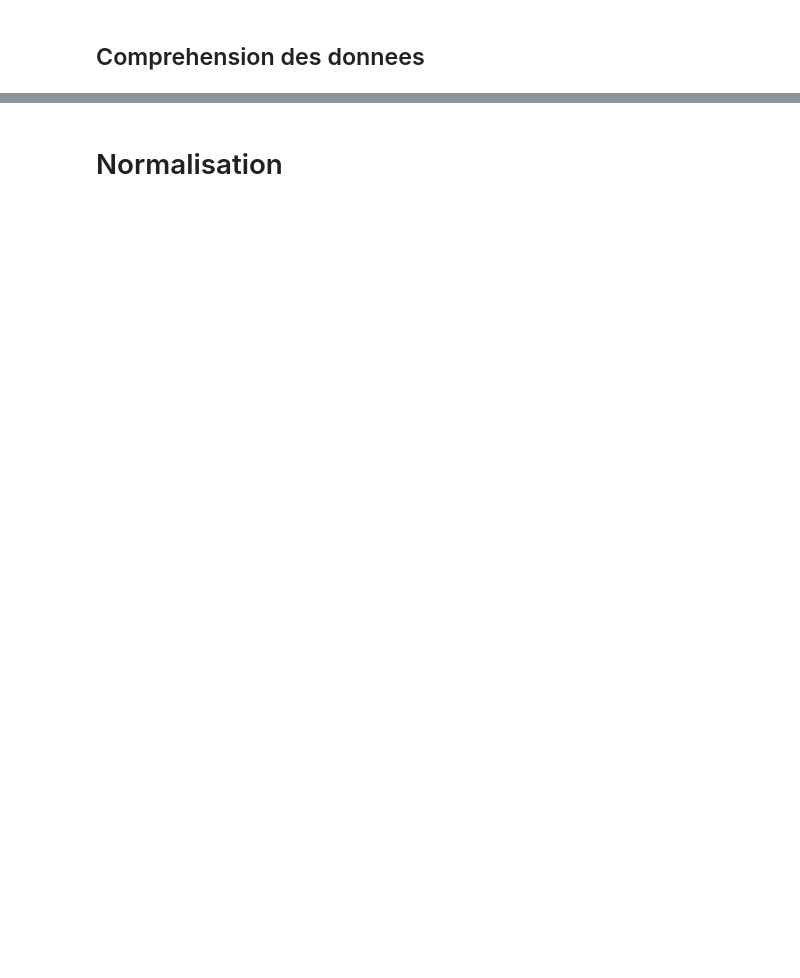
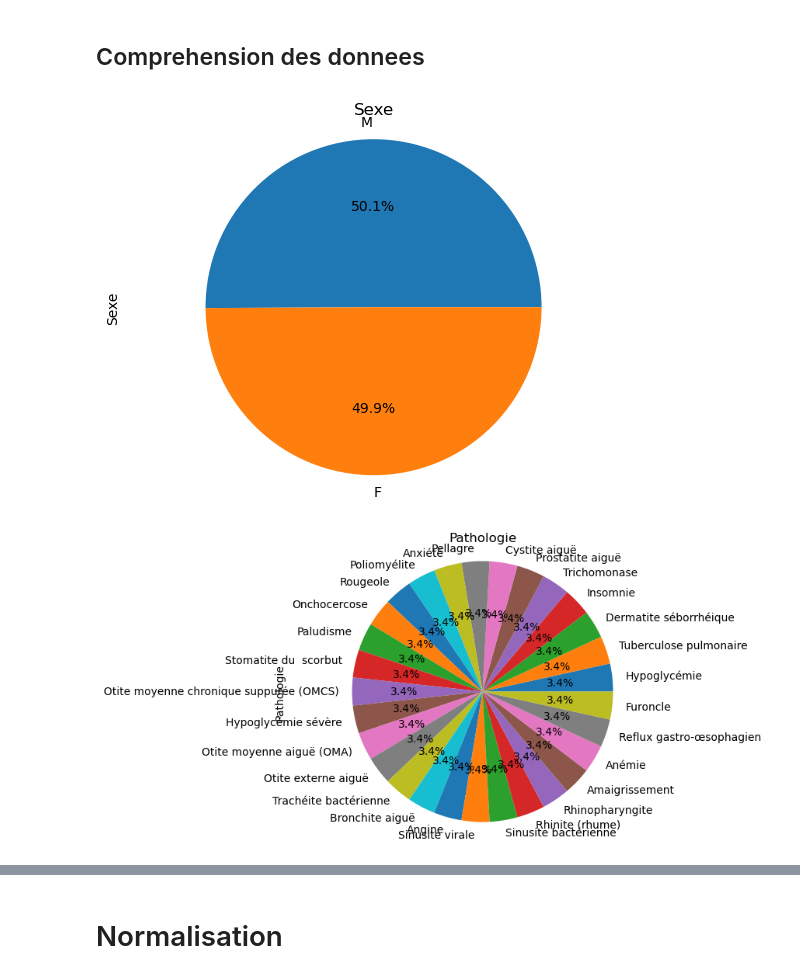
Before and after one commit to Pawindtaore/prediction_pathologie_ginfocloud, a Jupyter notebook: prediction_pathologie_pescriptions.ipynb, the cells around one changed output, grey strips where cells are left out. Drawn from its saved outputs; the diff is of its cells as text; code cells hidden in the pictures; blank space fills up the shorter version.

```diff
--- a/prediction_pathologie_pescriptions.ipynb
+++ b/prediction_pathologie_pescriptions.ipynb
@@ -160,9 +182,12 @@ df.head()
 # %% [markdown]
 ## Comprehension des donnees
 # %%
-cols_ = df.select_dtypes(include=['object']).columns
+cols_ = ['Sexe','Pathologie']
 for var in cols_:
     df[var].value_counts().plot(kind='pie',autopct='%1.1f%%')
     plt.title(var)
     plt.axis('equal')
     plt.show()
+# %% [output]
+[figure, added]
+[figure, added]
```
Also changed, not shown: parts of 56 cells of this notebook, 13 other files.
